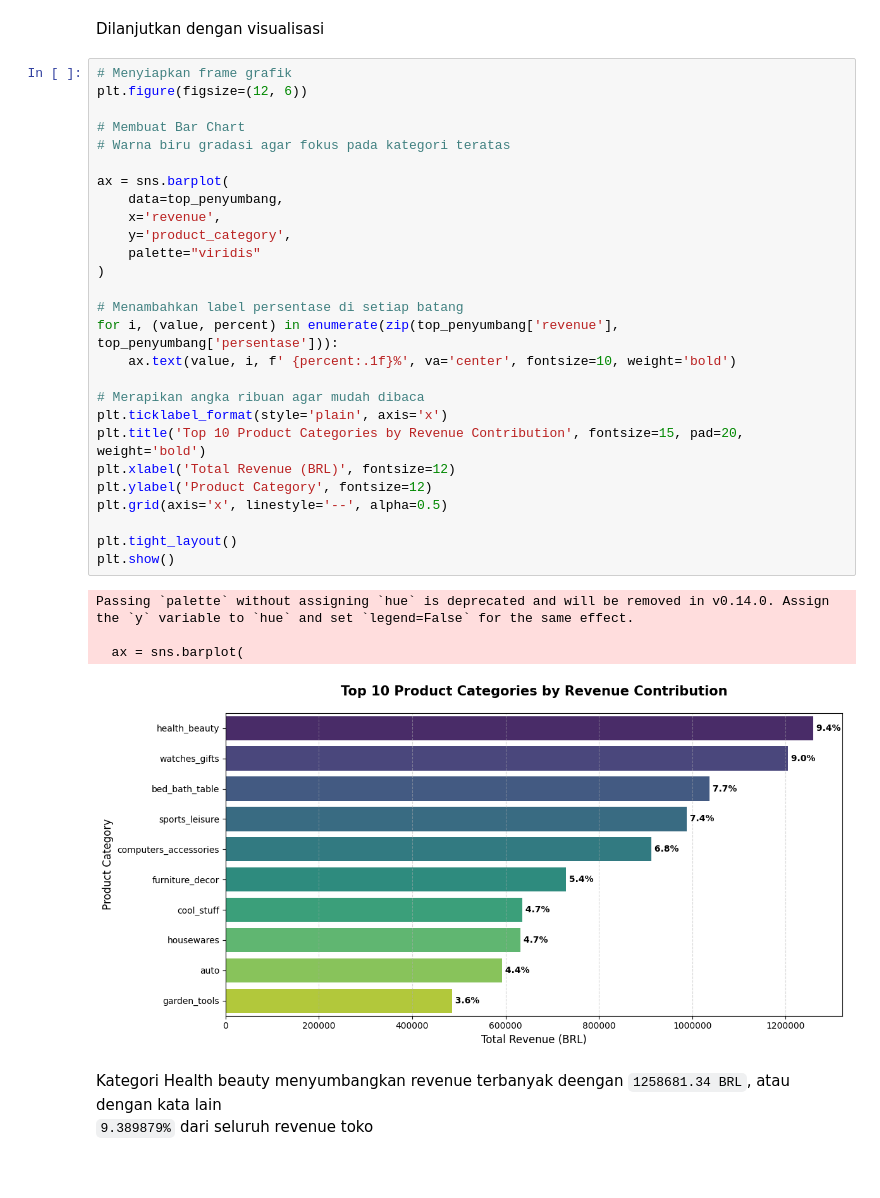
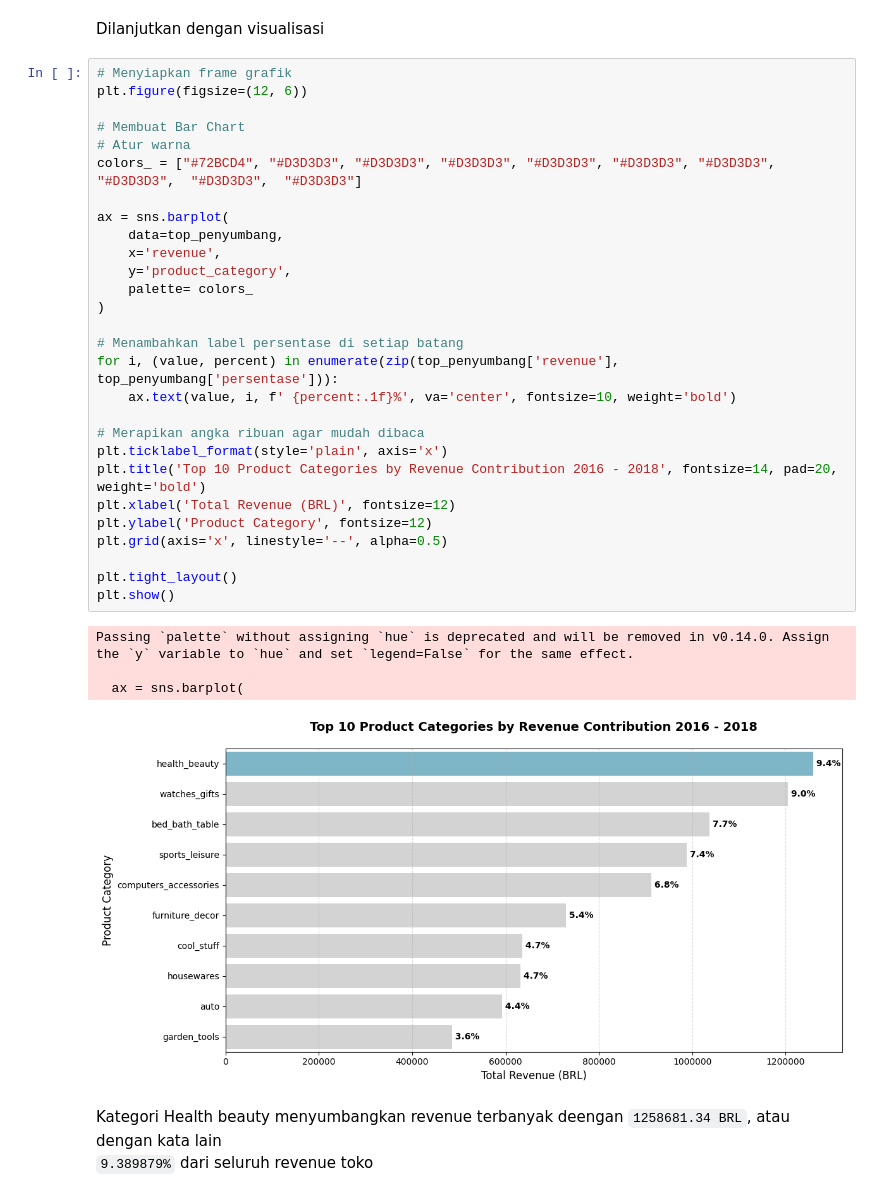
Before and after one commit to GreatlyHizkia/Project-Data-Analysis-OLIST, a Jupyter notebook: Notebook.ipynb, the cells around one changed output. Saved outputs shown, nothing was run; the diff lists cells and outputs as text.

```diff
--- a/Notebook.ipynb
+++ b/Notebook.ipynb
@@ -1088,35 +1088,36 @@ Dilanjutkan dengan visualisasi
 # %%
 # Menyiapkan frame grafik
 plt.figure(figsize=(12, 6))
 
 # Membuat Bar Chart
-# Warna biru gradasi agar fokus pada kategori teratas
+# Atur warna
+colors_ = ["#72BCD4", "#D3D3D3", "#D3D3D3", "#D3D3D3", "#D3D3D3", "#D3D3D3", "#D3D3D3", "#D3D3D3",  "#D3D3D3",  "#D3D3D3"]
 
 ax = sns.barplot(
     data=top_penyumbang,
     x='revenue',
     y='product_category',
-    palette="viridis"
+    palette= colors_
 )
 
 # Menambahkan label persentase di setiap batang
 for i, (value, percent) in enumerate(zip(top_penyumbang['revenue'], top_penyumbang['persentase'])):
     ax.text(value, i, f' {percent:.1f}%', va='center', fontsize=10, weight='bold')
 
 # Merapikan angka ribuan agar mudah dibaca
 plt.ticklabel_format(style='plain', axis='x')
-plt.title('Top 10 Product Categories by Revenue Contribution', fontsize=15, pad=20, weight='bold')
+plt.title('Top 10 Product Categories by Revenue Contribution 2016 - 2018', fontsize=14, pad=20, weight='bold')
 plt.xlabel('Total Revenue (BRL)', fontsize=12)
 plt.ylabel('Product Category', fontsize=12)
 plt.grid(axis='x', linestyle='--', alpha=0.5)
 
 plt.tight_layout()
 plt.show()
 # %% [output]
 Passing `palette` without assigning `hue` is deprecated and will be removed in v0.14.0. Assign the `y` variable to `hue` and set `legend=False` for the same effect.
 
   ax = sns.barplot(
-[figure, old version]
+[figure, new version]
 # %% [markdown]
 Kategori Health beauty menyumbangkan revenue terbanyak deengan `1258681.34 BRL`, atau dengan kata lain
 `9.389879%` dari seluruh revenue toko
```
Also changed, not shown: parts of 7 cells of this notebook, 4 other files.
